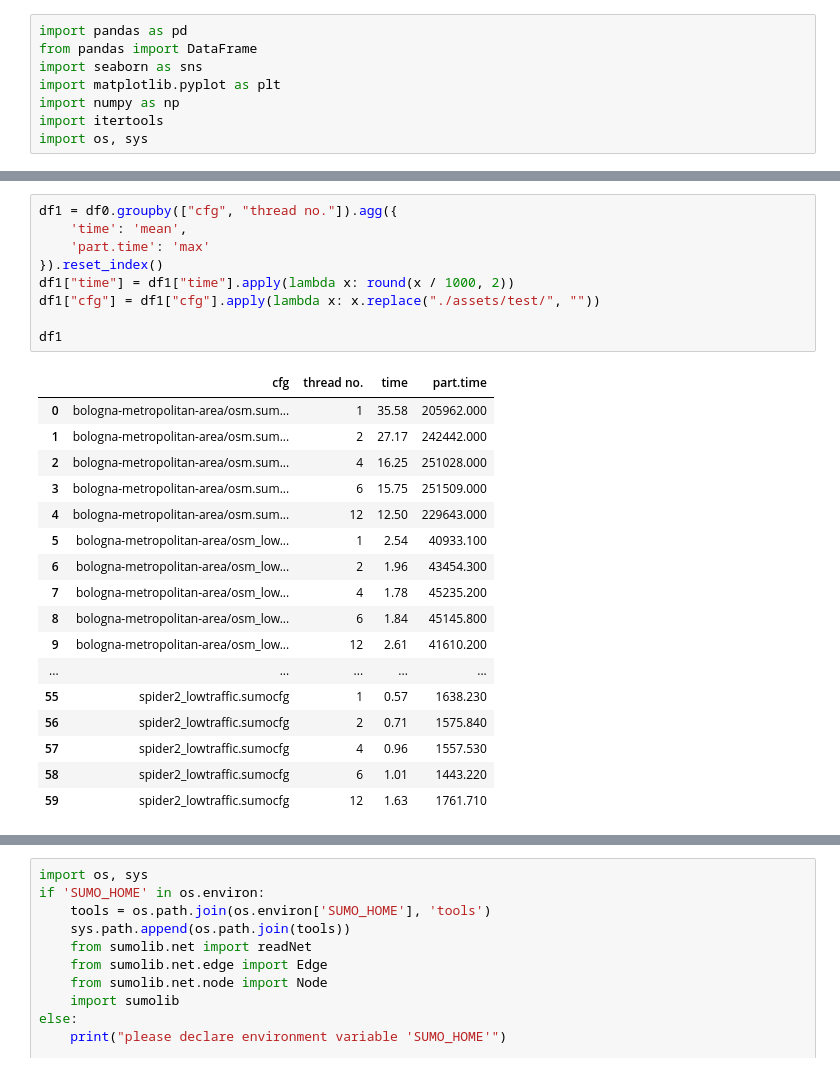
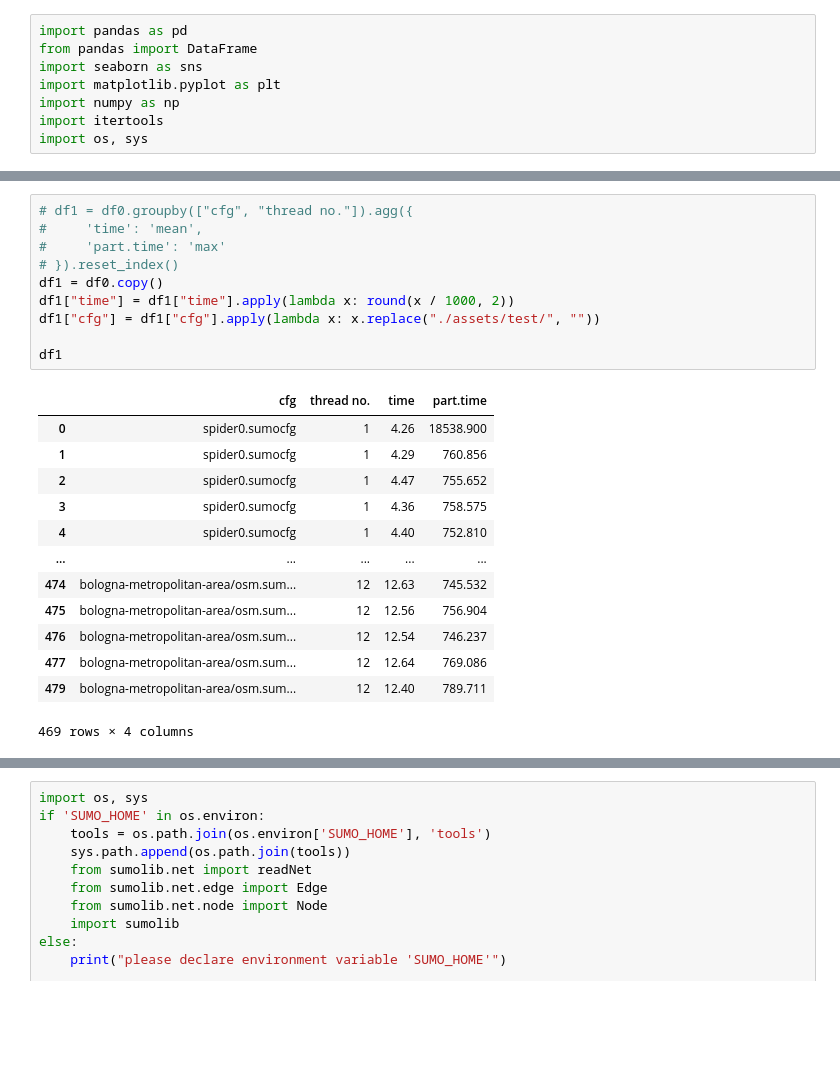
Before and after one commit to filloax/Parallel-Sumo, a Jupyter notebook: scripts/test_simtime.ipynb, the cells around one changed output, grey strips where cells are left out. Drawn from its saved outputs; the diff is of its cells as text; blank space fills up the shorter version.

```diff
--- a/scripts/test_simtime.ipynb
+++ b/scripts/test_simtime.ipynb
@@ -29,30 +29,27 @@ df0
 # %%
-df1 = df0.groupby(["cfg", "thread no."]).agg({
-    'time': 'mean',
-    'part.time': 'max'
-}).reset_index()
+# df1 = df0.groupby(["cfg", "thread no."]).agg({
+#     'time': 'mean',
+#     'part.time': 'max'
+# }).reset_index()
+df1 = df0.copy()
 df1["time"] = df1["time"].apply(lambda x: round(x / 1000, 2))
 df1["cfg"] = df1["cfg"].apply(lambda x: x.replace("./assets/test/", ""))
 
 df1
 # %% [output]
 |  | cfg | thread no. | time | part.time |
-| 0 | bologna-metropolitan-area/osm.sum... | 1 | 35.58 | 205962.000 |
-| 1 | bologna-metropolitan-area/osm.sum... | 2 | 27.17 | 242442.000 |
-| 2 | bologna-metropolitan-area/osm.sum... | 4 | 16.25 | 251028.000 |
-| 3 | bologna-metropolitan-area/osm.sum... | 6 | 15.75 | 251509.000 |
-| 4 | bologna-metropolitan-area/osm.sum... | 12 | 12.50 | 229643.000 |
-| 5 | bologna-metropolitan-area/osm_low... | 1 | 2.54 | 40933.100 |
-| 6 | bologna-metropolitan-area/osm_low... | 2 | 1.96 | 43454.300 |
-| 7 | bologna-metropolitan-area/osm_low... | 4 | 1.78 | 45235.200 |
-| 8 | bologna-metropolitan-area/osm_low... | 6 | 1.84 | 45145.800 |
-| 9 | bologna-metropolitan-area/osm_low... | 12 | 2.61 | 41610.200 |
+| 0 | spider0.sumocfg | 1 | 4.26 | 18538.900 |
+| 1 | spider0.sumocfg | 1 | 4.29 | 760.856 |
+| 2 | spider0.sumocfg | 1 | 4.47 | 755.652 |
+| 3 | spider0.sumocfg | 1 | 4.36 | 758.575 |
+| 4 | spider0.sumocfg | 1 | 4.40 | 752.810 |
 | ... | ... | ... | ... | ... |
-| 55 | spider2_lowtraffic.sumocfg | 1 | 0.57 | 1638.230 |
-| 56 | spider2_lowtraffic.sumocfg | 2 | 0.71 | 1575.840 |
-| 57 | spider2_lowtraffic.sumocfg | 4 | 0.96 | 1557.530 |
-| 58 | spider2_lowtraffic.sumocfg | 6 | 1.01 | 1443.220 |
-| 59 | spider2_lowtraffic.sumocfg | 12 | 1.63 | 1761.710 |
+| 474 | bologna-metropolitan-area/osm.sum... | 12 | 12.63 | 745.532 |
+| 475 | bologna-metropolitan-area/osm.sum... | 12 | 12.56 | 756.904 |
+| 476 | bologna-metropolitan-area/osm.sum... | 12 | 12.54 | 746.237 |
+| 477 | bologna-metropolitan-area/osm.sum... | 12 | 12.64 | 769.086 |
+| 479 | bologna-metropolitan-area/osm.sum... | 12 | 12.40 | 789.711 |
+469 rows × 4 columns
 # %%
 plt.figure(figsize=(10, 6))
 sns.lineplot(data=df1, x='thread no.', y='time', hue='cfg', marker='o')
```
Also changed, not shown: parts of 6 cells of this notebook, 1 other file.
